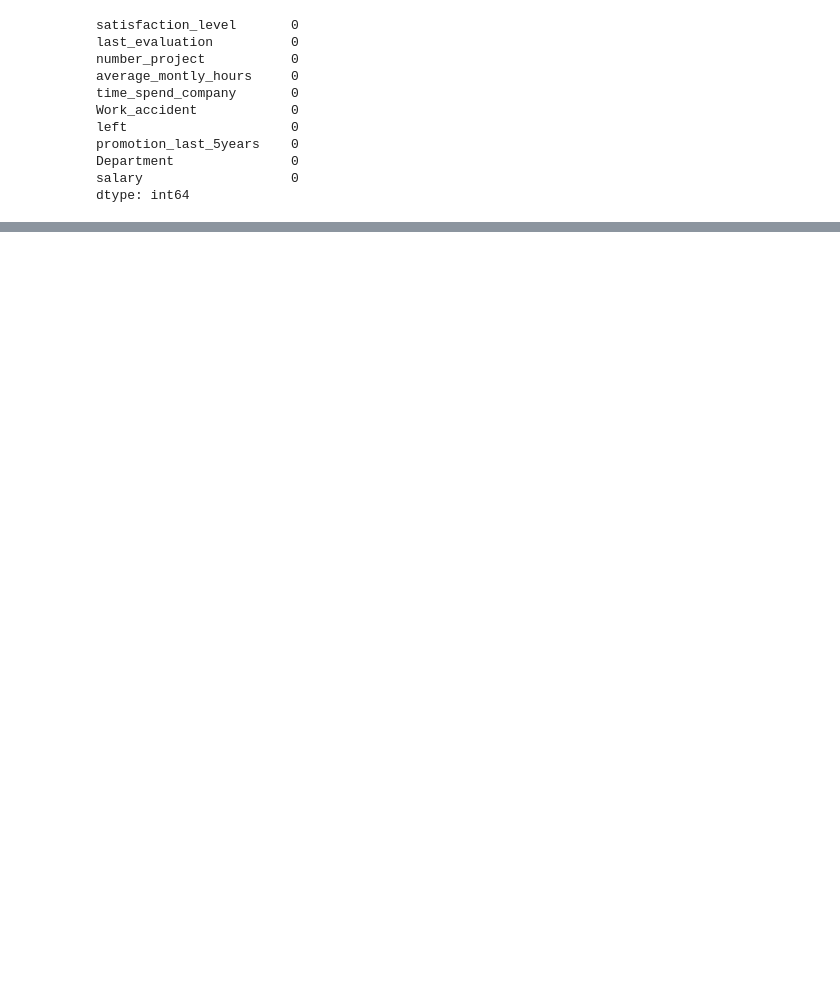
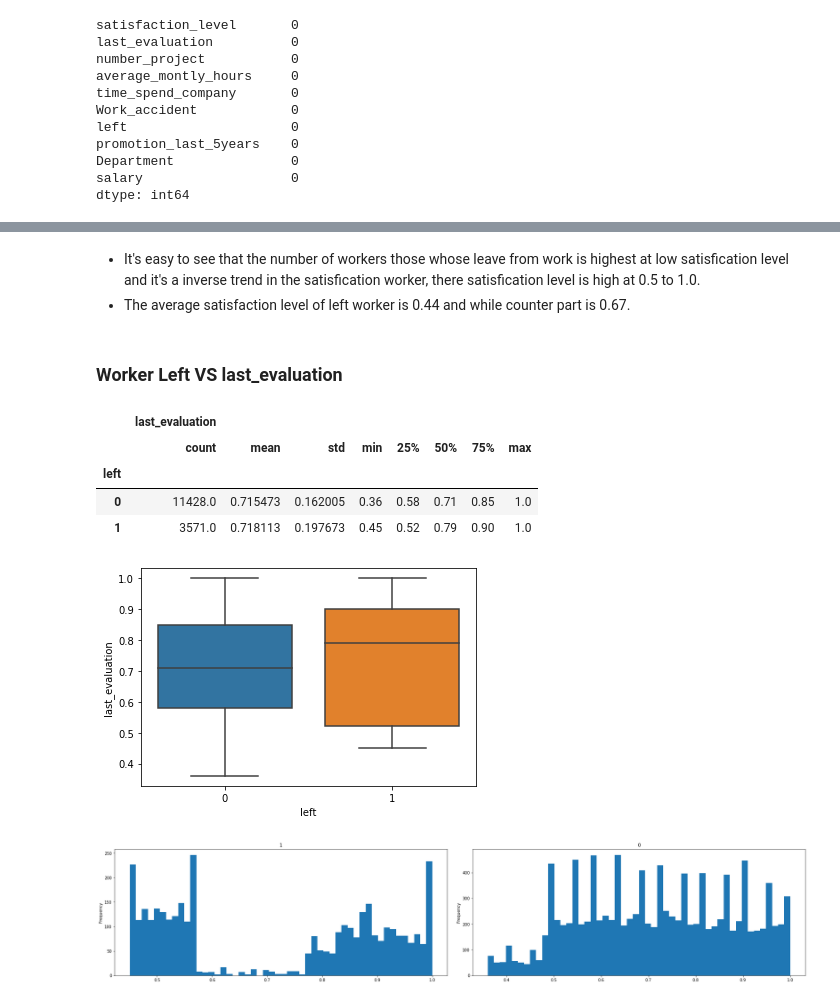
Before and after one commit to thoadao0301/Building-Machine-Learning-Solutions-with-Scikit-Learn-skills, a Jupyter notebook: Project_application/Hr_classification.ipynb, the cells around one changed output, grey strips where cells are left out. Saved outputs shown, nothing was run; the diff lists cells and outputs as text; code cells hidden in the pictures; blank space fills up the shorter version.

```diff
--- a/Project_application/Hr_classification.ipynb
+++ b/Project_application/Hr_classification.ipynb
@@ -153,0 +179,24 @@ df.head(10)
+# %% [markdown]
++ It's easy to see that the number of workers those whose leave from work is highest at low satisfication level and it's a inverse trend in the satisfication worker, there satisfication level is high at 0.5 to 1.0.
++ The average satisfaction level of left worker is 0.44 and while counter part is 0.67.
+# %% [markdown]
+### Worker Left VS last_evaluation
+# %%
+data_eval_left = df[['left','last_evaluation']]
+sta = data_eval_left.groupby('left').describe()
+display(sta)
+sns.boxplot(x='left',y='last_evaluation',data=data_eval_left)
+fig, axs = plt.subplots(figsize=(25,5),nrows=1,ncols=2,constrained_layout=True)
+index_u = data_eval_left['left'].unique()
+for i,k in enumerate(index_u):
+    data_m = data_eval_left[data_eval_left['left'] == k]
+    data_m['last_evaluation'].plot(kind='hist',subplots=True,bins=50,ax=axs[i])
+    axs[i].set_title(k)
+# %% [output]
+|  | last_evaluation |  |  |  |  |  |  |  |
+|  | count | mean | std | min | 25% | 50% | 75% | max |
+| left |  |  |  |  |  |  |  |  |
+| 0 | 11428.0 | 0.715473 | 0.162005 | 0.36 | 0.58 | 0.71 | 0.85 | 1.0 |
+| 1 | 3571.0 | 0.718113 | 0.197673 | 0.45 | 0.52 | 0.79 | 0.90 | 1.0 |
+[figure, added]
+[figure, added]
```
Also changed, not shown: parts of 123 cells of this notebook.
